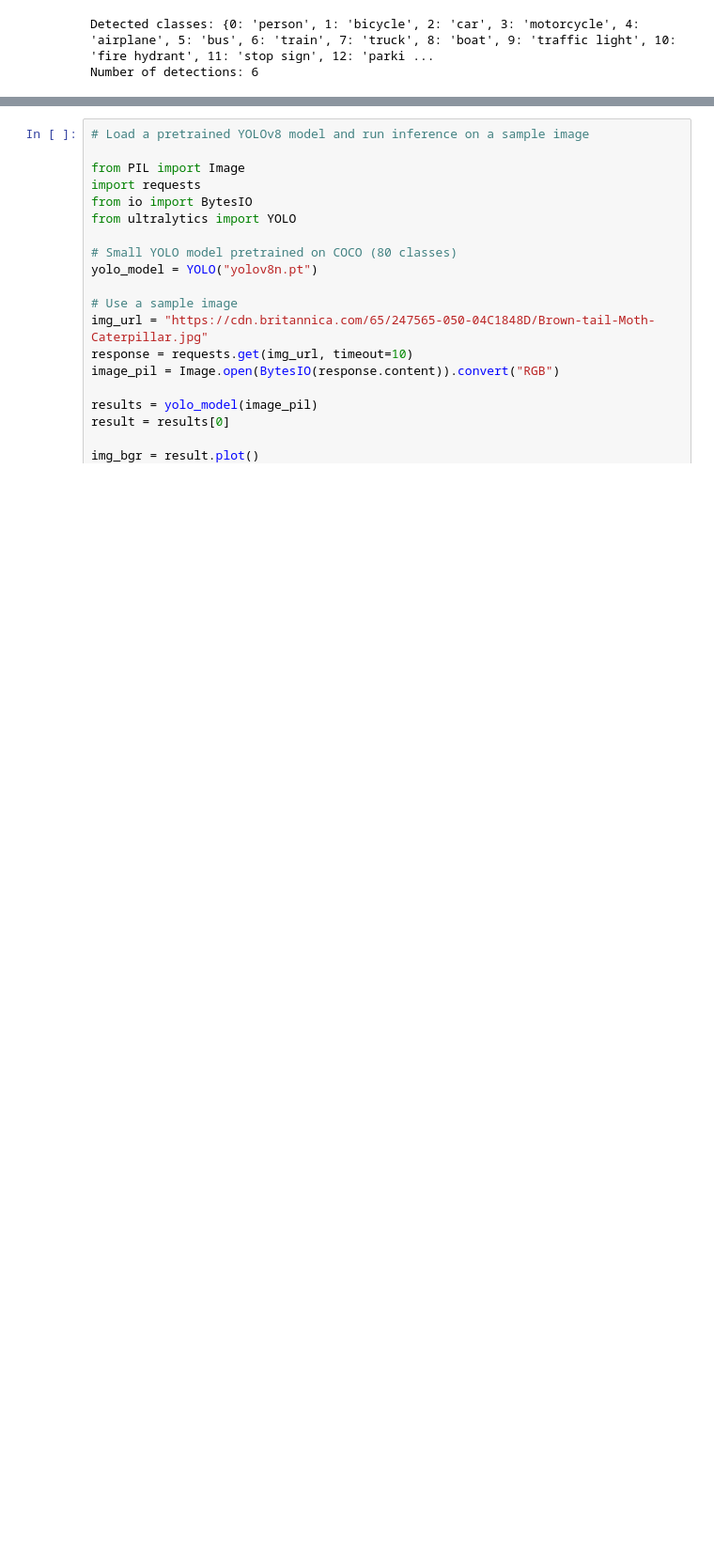
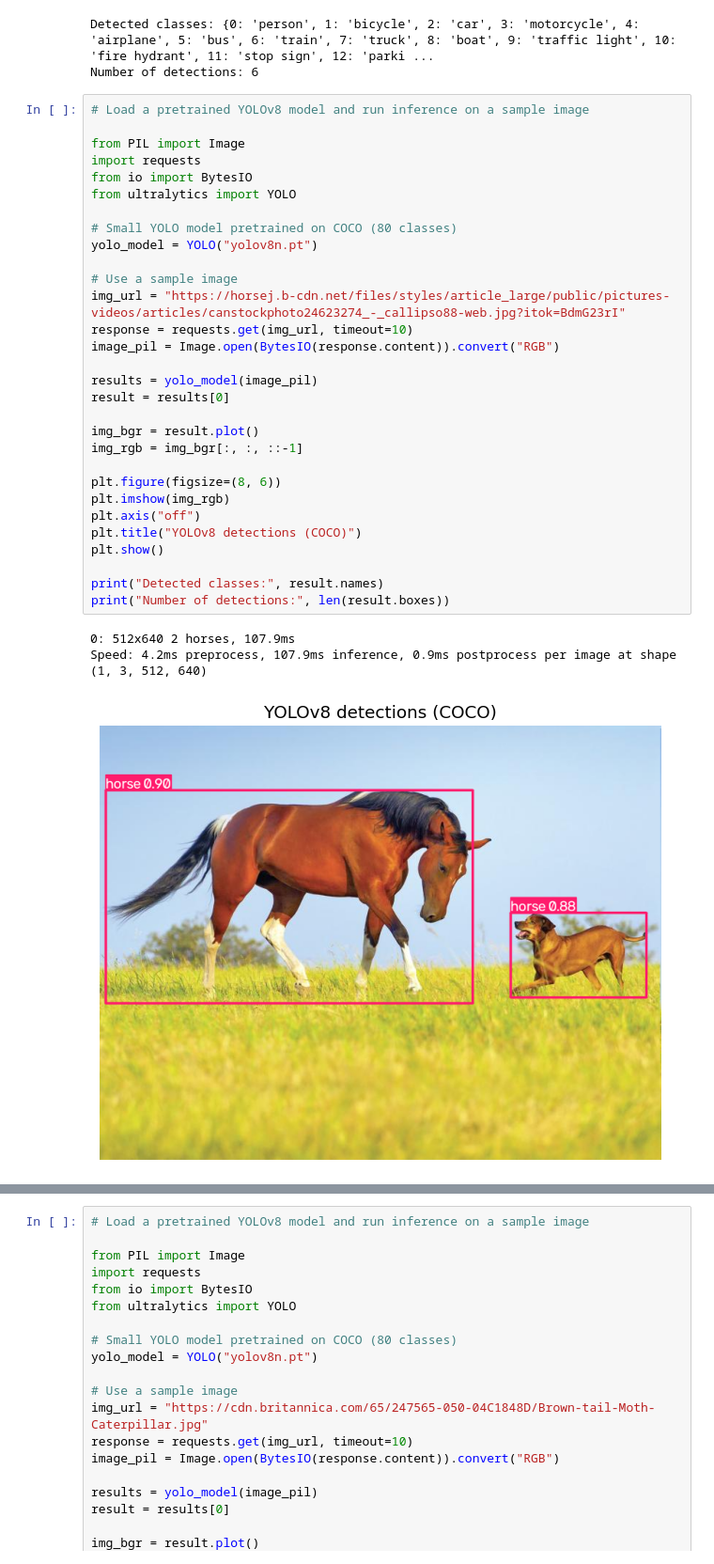
Before and after one commit to arshandalili/hands_on_dl, a Jupyter notebook: images.ipynb, the cells around one changed output, grey strips where cells are left out. Shown at 94% size. Drawn from its saved outputs; the diff is of its cells as text; blank space fills up the shorter version.

```diff
--- a/images.ipynb
+++ b/images.ipynb
@@ -699,3 +699,37 @@ Speed: 8.0ms preprocess, 161.0ms inference, 1.3ms postprocess per image at shape
 [figure]
 Detected classes: {0: 'person', 1: 'bicycle', 2: 'car', 3: 'motorcycle', 4: 'airplane', 5: 'bus', 6: 'train', 7: 'truck', 8: 'boat', 9: 'traffic light', 10: 'fire hydrant', 11: 'stop sign', 12: 'parki ...
 Number of detections: 6
+# %%
+# Load a pretrained YOLOv8 model and run inference on a sample image
+
+from PIL import Image
+import requests
+from io import BytesIO
+from ultralytics import YOLO
+
+# Small YOLO model pretrained on COCO (80 classes)
+yolo_model = YOLO("yolov8n.pt")
+
+# Use a sample image
+img_url = "https://horsej.b-cdn.net/files/styles/article_large/public/pictures-videos/articles/canstockphoto24623274_-_callipso88-web.jpg?itok=BdmG23rI"
+response = requests.get(img_url, timeout=10)
+image_pil = Image.open(BytesIO(response.content)).convert("RGB")
+
+results = yolo_model(image_pil)
+result = results[0]
+
+img_bgr = result.plot()
+img_rgb = img_bgr[:, :, ::-1]
+
+plt.figure(figsize=(8, 6))
+plt.imshow(img_rgb)
+plt.axis("off")
+plt.title("YOLOv8 detections (COCO)")
+plt.show()
+
+print("Detected classes:", result.names)
+print("Number of detections:", len(result.boxes))
+# %% [output]
+0: 512x640 2 horses, 107.9ms
+Speed: 4.2ms preprocess, 107.9ms inference, 0.9ms postprocess per image at shape (1, 3, 512, 640)
+[figure, added]
```
Also changed, not shown: parts of 1 cell of this notebook.
